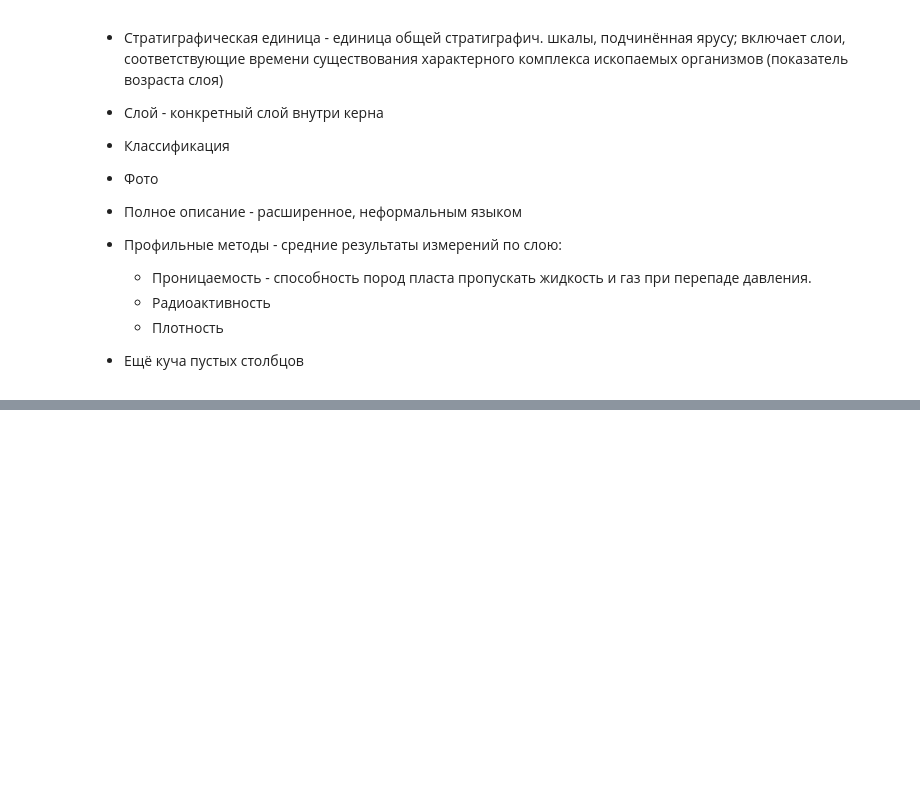
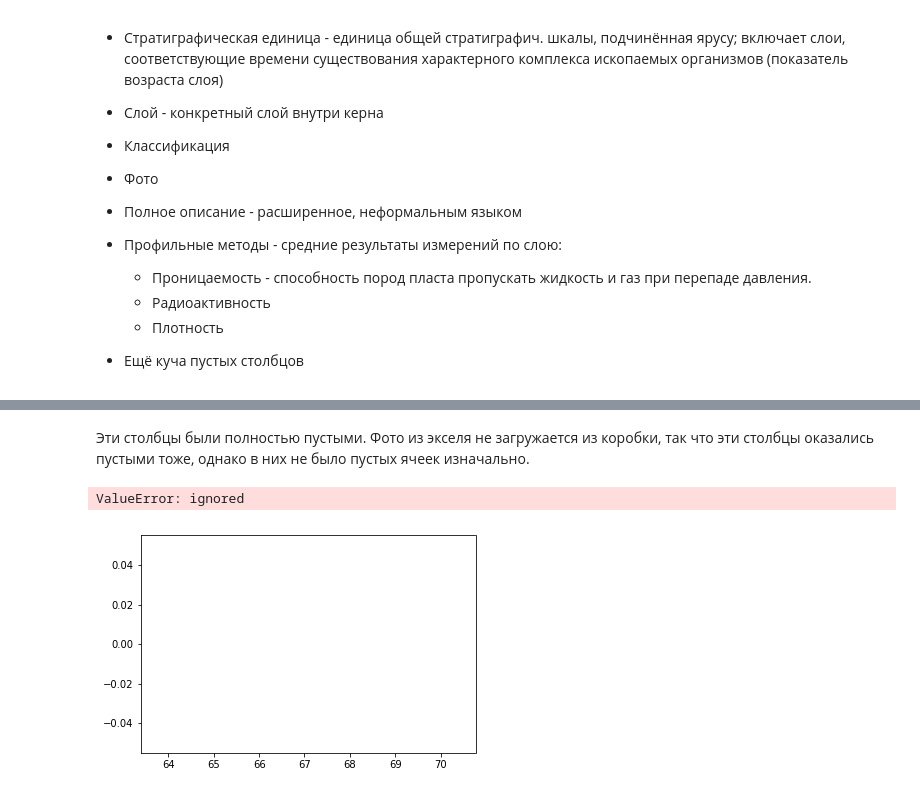
Before and after one commit to nuvard/kern_segmentation, a Jupyter notebook: EDA.ipynb, the cells around one changed output, grey strips where cells are left out. Saved outputs shown, nothing was run; the diff lists cells and outputs as text; code cells hidden in the pictures; blank space fills up the shorter version.

```diff
--- a/EDA.ipynb
+++ b/EDA.ipynb
@@ -122,0 +425,8 @@ d=60 мм) продольными секциями, с размером по д
+# %% [markdown]
+Эти столбцы были полностью пустыми.
+Фото из экселя не загружается из коробки, так что эти столбцы оказались пустыми тоже, однако в них не было пустых ячеек изначально.
+# %%
+sns.distplot(df['Профильные методы,среднее значение по слою_Общая радио активность, API'])
+# %% [output]
+ValueError: ignored
+[figure, added]
```
Also changed, not shown: parts of 55 cells of this notebook.
